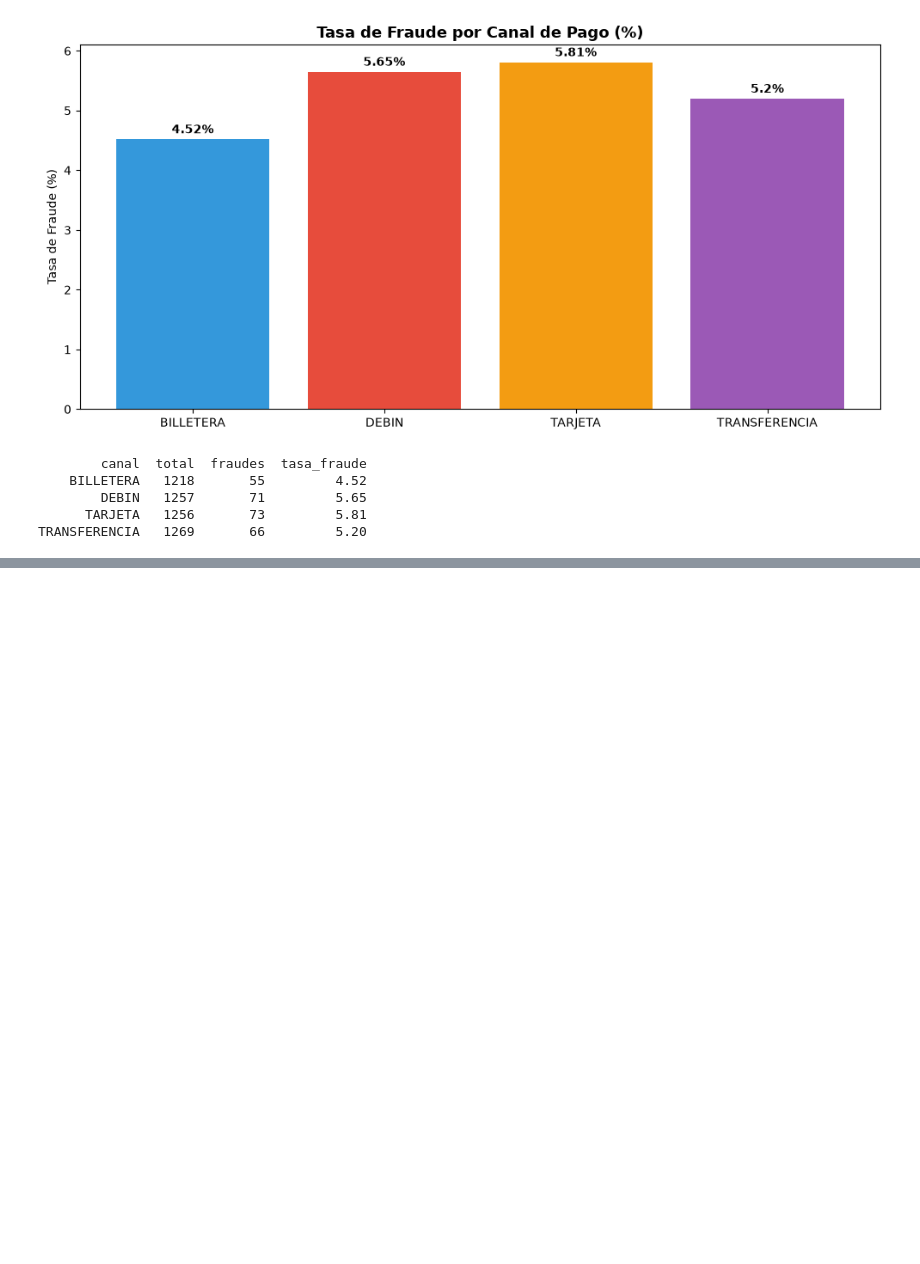
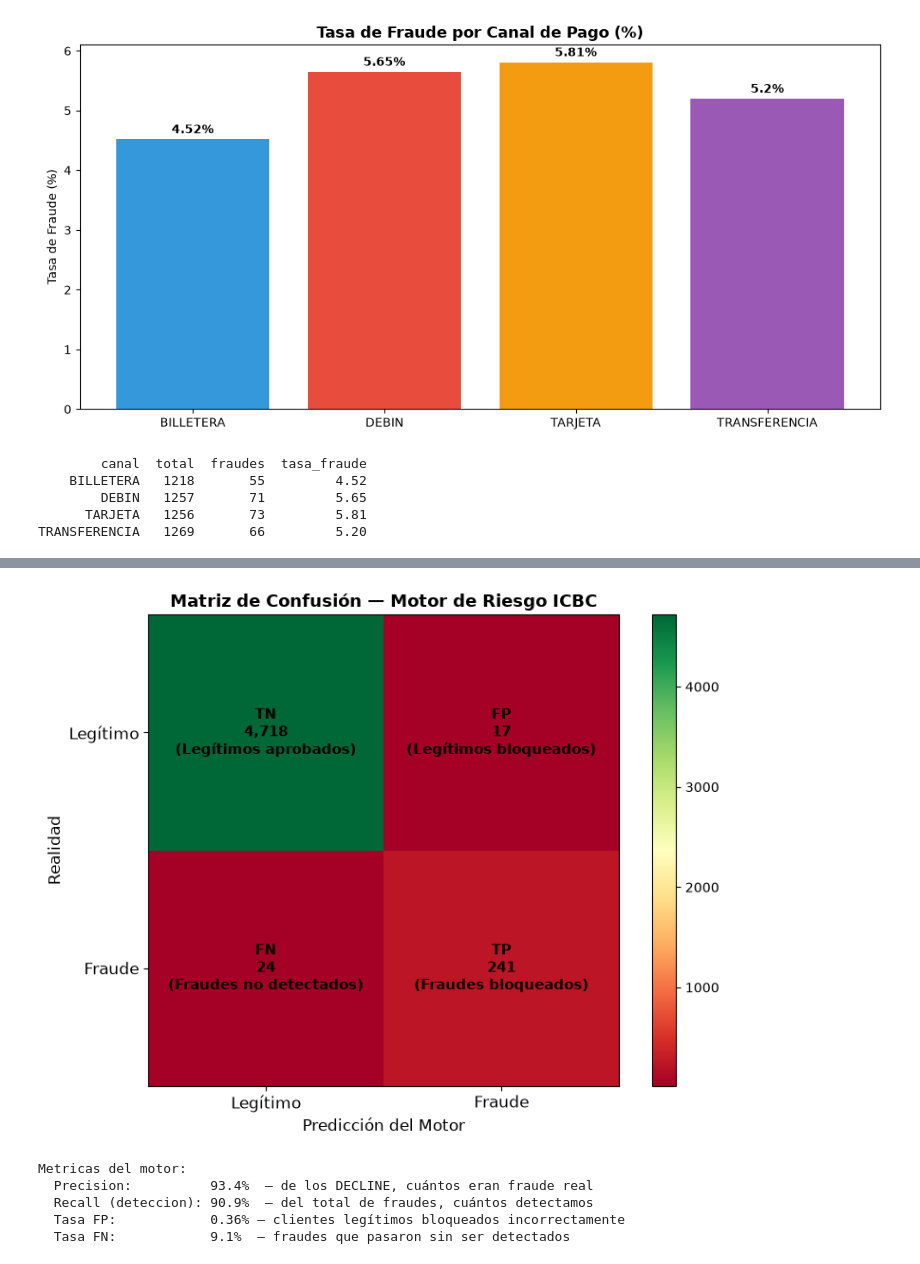
Before and after one commit to gustiga133/icbc-fraude-prevencion, a Jupyter notebook: notebooks/01_EDA_fraude.ipynb, the cells around one changed output, grey strips where cells are left out. Cells and saved outputs as stored; diff of their text form; code cells hidden in the pictures; blank space fills up the shorter version.

```diff
--- a/notebooks/01_EDA_fraude.ipynb
+++ b/notebooks/01_EDA_fraude.ipynb
@@ -201,0 +407,52 @@ TRANSFERENCIA   1269       66         5.20
+# %%
+from sklearn.metrics import confusion_matrix
+import numpy as np
+
+# Consideramos DECLINE como predicción positiva de fraude
+tx['pred_fraude'] = (tx['decision'] == 'DECLINE').astype(int)
+y_real = tx['es_fraude_confirmado']
+y_pred = tx['pred_fraude']
+
+cm = confusion_matrix(y_real, y_pred)
+tn, fp, fn, tp = cm.ravel()
+
+fig, ax = plt.subplots(figsize=(8, 6))
+im = ax.imshow(cm, interpolation='nearest', cmap='RdYlGn')
+plt.colorbar(im)
+
+clases = ['Legítimo', 'Fraude']
+ax.set_xticks([0, 1])
+ax.set_yticks([0, 1])
+ax.set_xticklabels(clases, fontsize=12)
+ax.set_yticklabels(clases, fontsize=12)
+ax.set_xlabel('Predicción del Motor', fontsize=12)
+ax.set_ylabel('Realidad', fontsize=12)
+ax.set_title('Matriz de Confusión — Motor de Riesgo ICBC', fontsize=13, fontweight='bold')
+
+etiquetas = [
+    [f'TN\n{tn:,}\n(Legítimos aprobados)', f'FP\n{fp:,}\n(Legítimos bloqueados)'],
+    [f'FN\n{fn:,}\n(Fraudes no detectados)', f'TP\n{tp:,}\n(Fraudes bloqueados)']
+]
+
+for i in range(2):
+    for j in range(2):
+        ax.text(j, i, etiquetas[i][j], ha='center', va='center',
+                fontsize=11, fontweight='bold',
+                color='black')
+
+plt.tight_layout()
+plt.savefig('../docs/matriz_confusion.png', dpi=150, bbox_inches='tight')
+plt.show()
+
+print(f'\nMetricas del motor:')
+print(f'  Precision:          {tp/(tp+fp)*100:.1f}%  — de los DECLINE, cuántos eran fraude real')
+print(f'  Recall (deteccion): {tp/(tp+fn)*100:.1f}%  — del total de fraudes, cuántos detectamos')
+print(f'  Tasa FP:            {fp/(fp+tn)*100:.2f}% — clientes legítimos bloqueados incorrectamente')
+print(f'  Tasa FN:            {fn/(fn+tp)*100:.1f}%  — fraudes que pasaron sin ser detectados')
+# %% [output]
+[figure, added]
+Metricas del motor:
+  Precision:          93.4%  — de los DECLINE, cuántos eran fraude real
+  Recall (deteccion): 90.9%  — del total de fraudes, cuántos detectamos
+  Tasa FP:            0.36% — clientes legítimos bloqueados incorrectamente
+  Tasa FN:            9.1%  — fraudes que pasaron sin ser detectados
```
Also changed, not shown: parts of 15 cells of this notebook.
